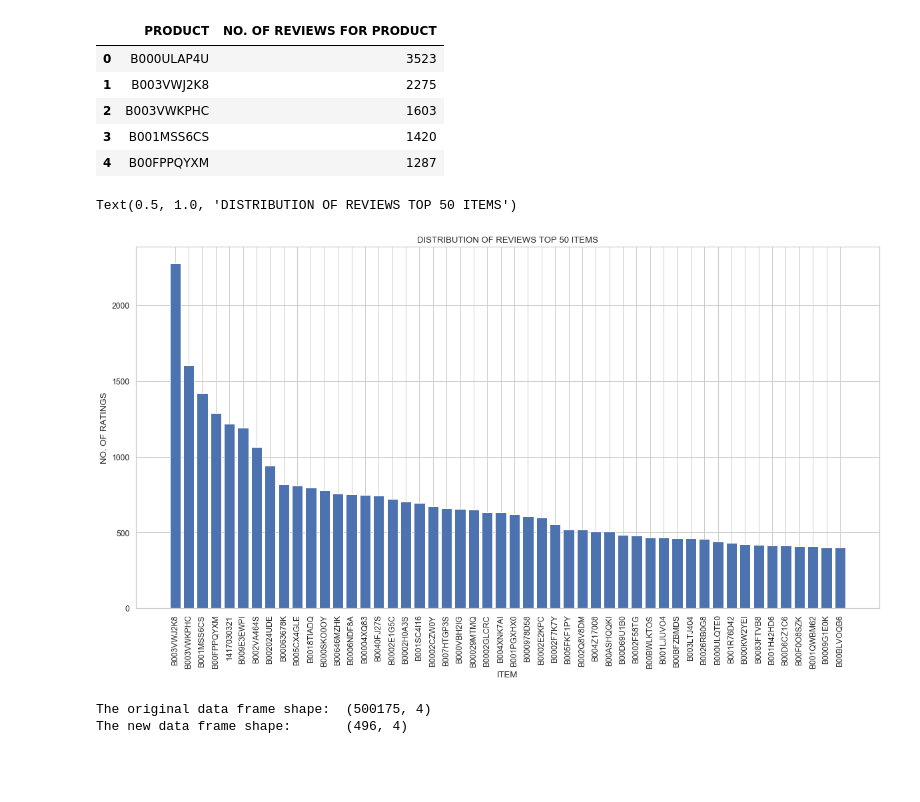
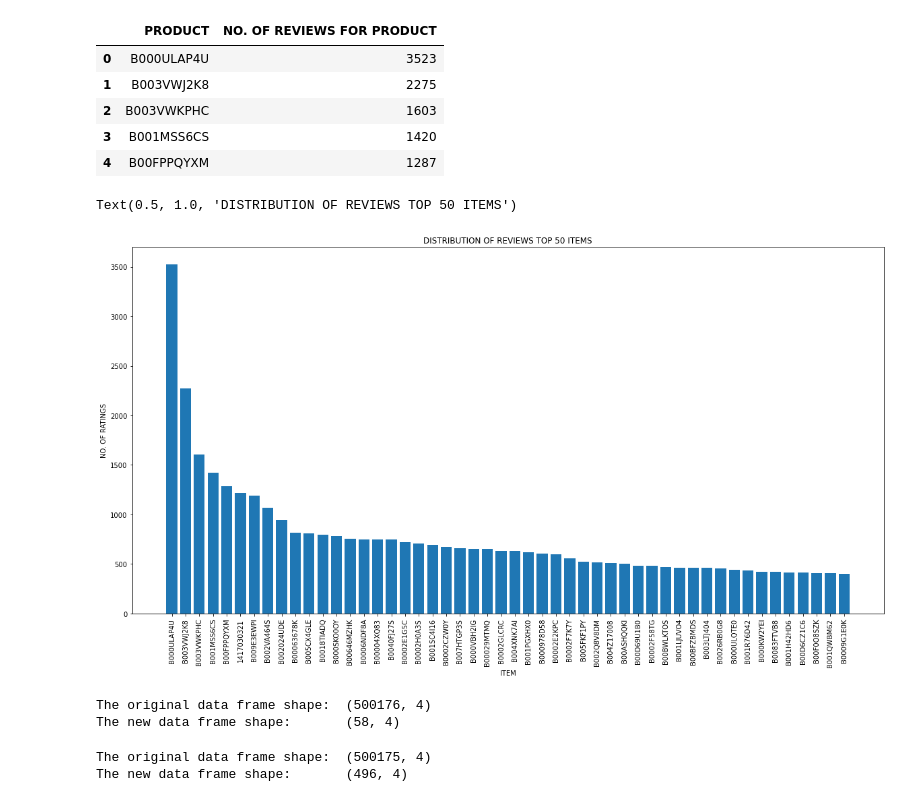
Before and after one commit to thefineboye/Recommendation-System-Using-Amazon-Dataset-for-Musical-Instruments, a Jupyter notebook: CS 4.2 MUSICAL INSTS R3.ipynb, the cells around one changed output. Cells and saved outputs as stored; diff of their text form; code cells hidden in the pictures; blank space fills up the shorter version.

```diff
--- a/CS 4.2 MUSICAL INSTS R3.ipynb
+++ b/CS 4.2 MUSICAL INSTS R3.ipynb
@@ -38,7 +40,7 @@ from surprise.model_selection import cross_validate, KFold
 # %%
 #Read in the data as a dataframe from a csv file via a web link below.
 #The data is an Amazon dataset for musical instrument purchases hosted by Stanford university
-df=pd.read_csv('http://snap.stanford.edu/data/amazon/productGraph/categoryFiles/ratings_Musical_Instruments.csv')
+df=pd.read_csv('http://snap.stanford.edu/data/amazon/productGraph/categoryFiles/ratings_Musical_Instruments.csv',header = None)
 
 df.head()
 # %% [output]
@@ -169,15 +171,23 @@ ratingsperitem.head(5)
 | 4 | B00FPPQYXM | 1287 |
 # %%
 #Plot the distribution of the top 50 products with the most reviews
-ratingsperitem50=ratingsperitem.iloc[1:51,:]
+ratingsperitem50=ratingsperitem.iloc[0:50,:]
 plt.figure(figsize=(20,10))
 plt.bar(ratingsperitem50['PRODUCT'], ratingsperitem50['NO. OF REVIEWS FOR PRODUCT'])
 plt.xlabel('ITEM')
 plt.ylabel('NO. OF RATINGS')
 plt.xticks(rotation='vertical')
 plt.title('DISTRIBUTION OF REVIEWS TOP 50 ITEMS')
 # %% [output]
 Text(0.5, 1.0, 'DISTRIBUTION OF REVIEWS TOP 50 ITEMS')
-[figure, old version]
+[figure, new version]
+# %%
+#Create a new dataframe that merges both the top 50 highest reviewed products and top 50 users with the most reviews
+subset = df[(df['PRODUCT'].isin(ratingsperitem50['PRODUCT'])) & (df['REVIEWER'].isin(ratingsperreviewer50['REVIEWER']))]
+print('The original data frame shape:\t{}'.format(df.shape))
+print('The new data frame shape:\t{}'.format(subset.shape))
+# %% [output]
+The original data frame shape:  (500176, 4)
+The new data frame shape:       (58, 4)
 # %%
 #Create a new dataframe that merges both the top 50 highest reviewed products and top 50 users with the most reviews
```
Also changed, not shown: parts of 17 cells of this notebook.
